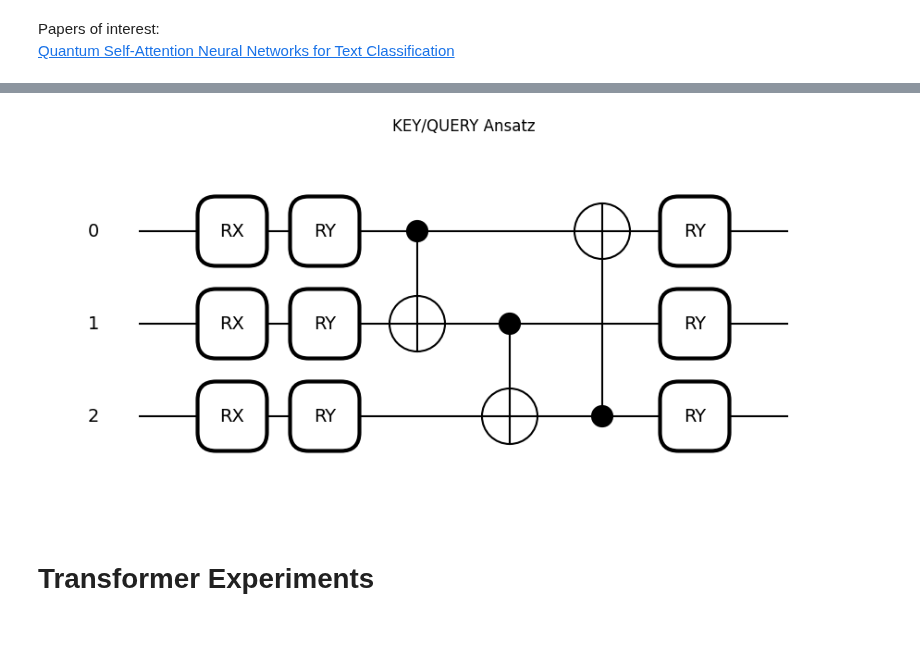
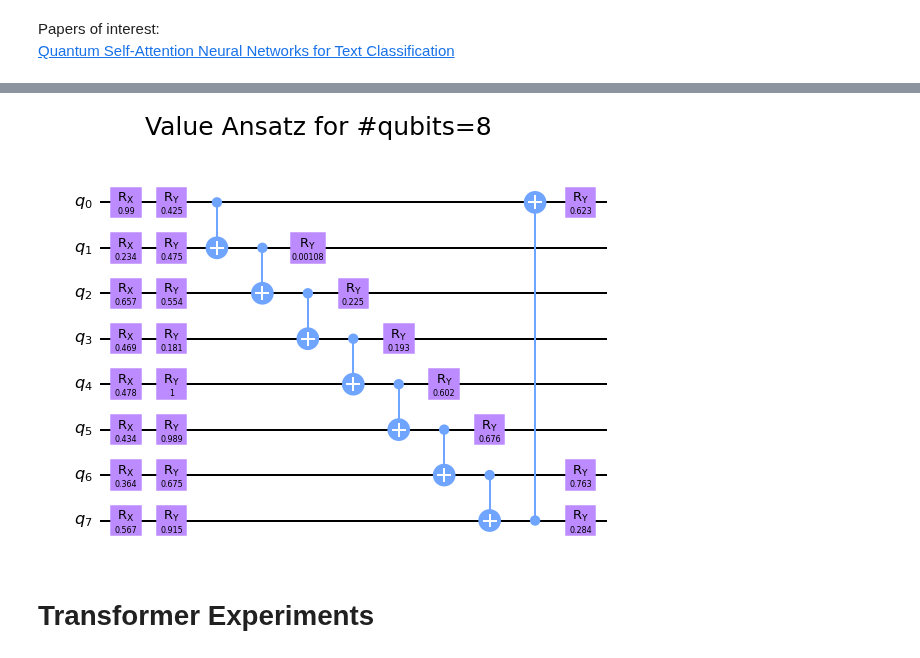
Before and after one commit to EyupBunlu/QViT_HEP_ML4Sci, a Jupyter notebook: Introduction.ipynb, the cells around one changed output, grey strips where cells are left out. Saved outputs shown, nothing was run; the diff lists cells and outputs as text; code cells hidden in the pictures; blank space fills up the shorter version.

```diff
--- a/Introduction.ipynb
+++ b/Introduction.ipynb
@@ -270,13 +288,15 @@ plt.title('Dataloader')
 # %%
-n_wires= 3
-wires = list(range(n_wires))
-phi = torch.rand(n_wires,4).flatten()
-data = torch.rand(3,n_wires)
-qml.draw_mpl(qkv_ansatz,wire_order=(list(range(n_wires))))(data,phi)
-plt.title('KEY/QUERY Ansatz')
-plt.savefig('kq')
+nqubits = 8
+circuit = tc.Circuit(nqubits)
+data = torch.rand(nqubits)
+v_ansatz(circuit,data,torch.rand(3*nqubits),nqubits)
+circuit.measure(0 )
+circuit_qiskit=circuit.to_qiskit()
+f=circuit_qiskit.draw(output="mpl")
+f.suptitle('Value Ansatz for #qubits=8',size=25)
+f
 # %% [output]
-[figure, old version]
+[figure, new version]
 # %% [markdown]
 # Transformer Experiments
 # %% [markdown]
```
Also changed, not shown: parts of 49 cells of this notebook, 4 other files.
